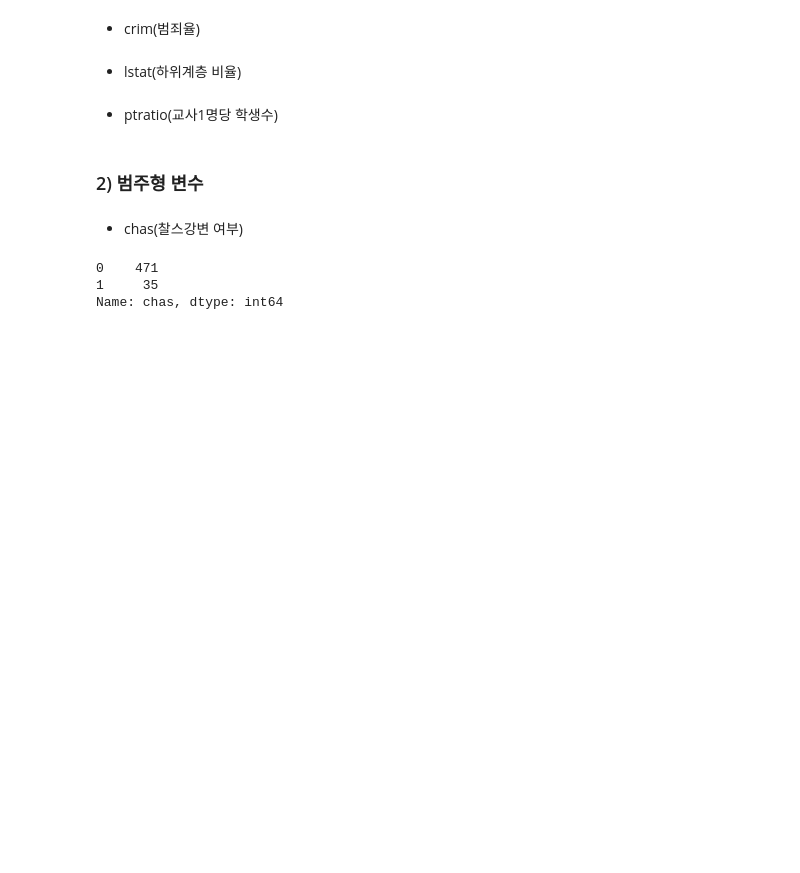
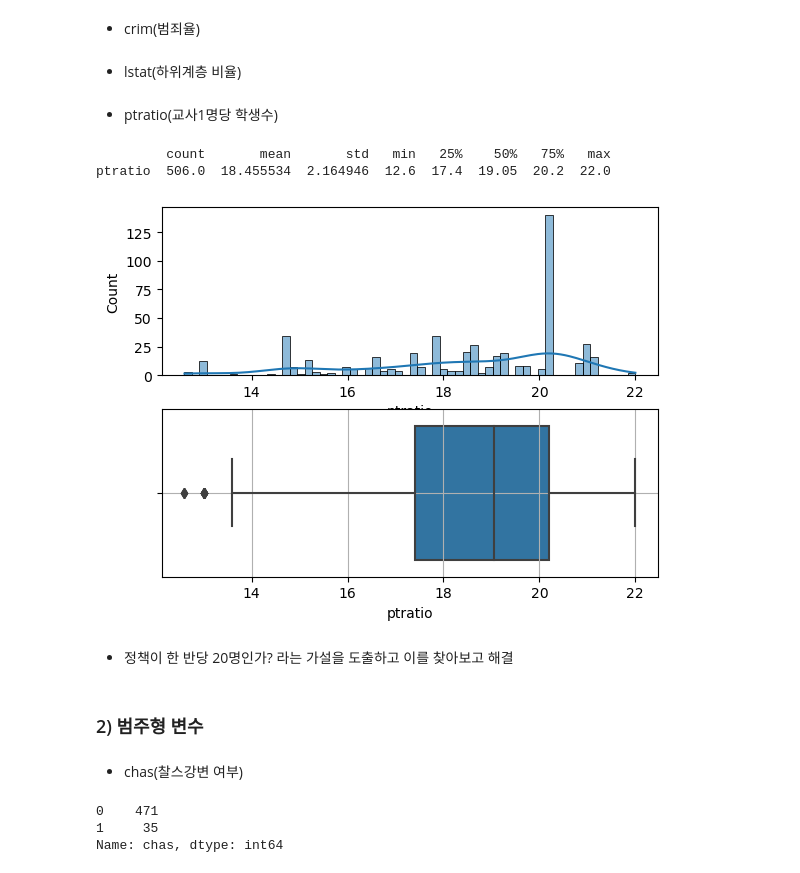
Before and after one commit to Hyunggul/Numpy-Pandas, a Jupyter notebook: 07 - 단변량분석.ipynb, the cells around one changed output. Saved outputs shown, nothing was run; the diff lists cells and outputs as text; code cells hidden in the pictures; blank space fills up the shorter version.

```diff
--- a/07 - 단변량분석.ipynb
+++ b/07 - 단변량분석.ipynb
@@ -620,3 +618,11 @@ plt.show()
+# %%
+eda1_n(boston, 'ptratio', 60)
+# %% [output]
+         count       mean       std   min   25%    50%   75%   max
+ptratio  506.0  18.455534  2.164946  12.6  17.4  19.05  20.2  22.0
+[figure, added]
+# %% [markdown]
+* 정책이 한 반당 20명인가? 라는 가설을 도출하고 이를 찾아보고 해결
 # %% [markdown]
 ### 2) 범주형 변수
 # %% [markdown]
```
Also changed, not shown: parts of 6 cells of this notebook.
